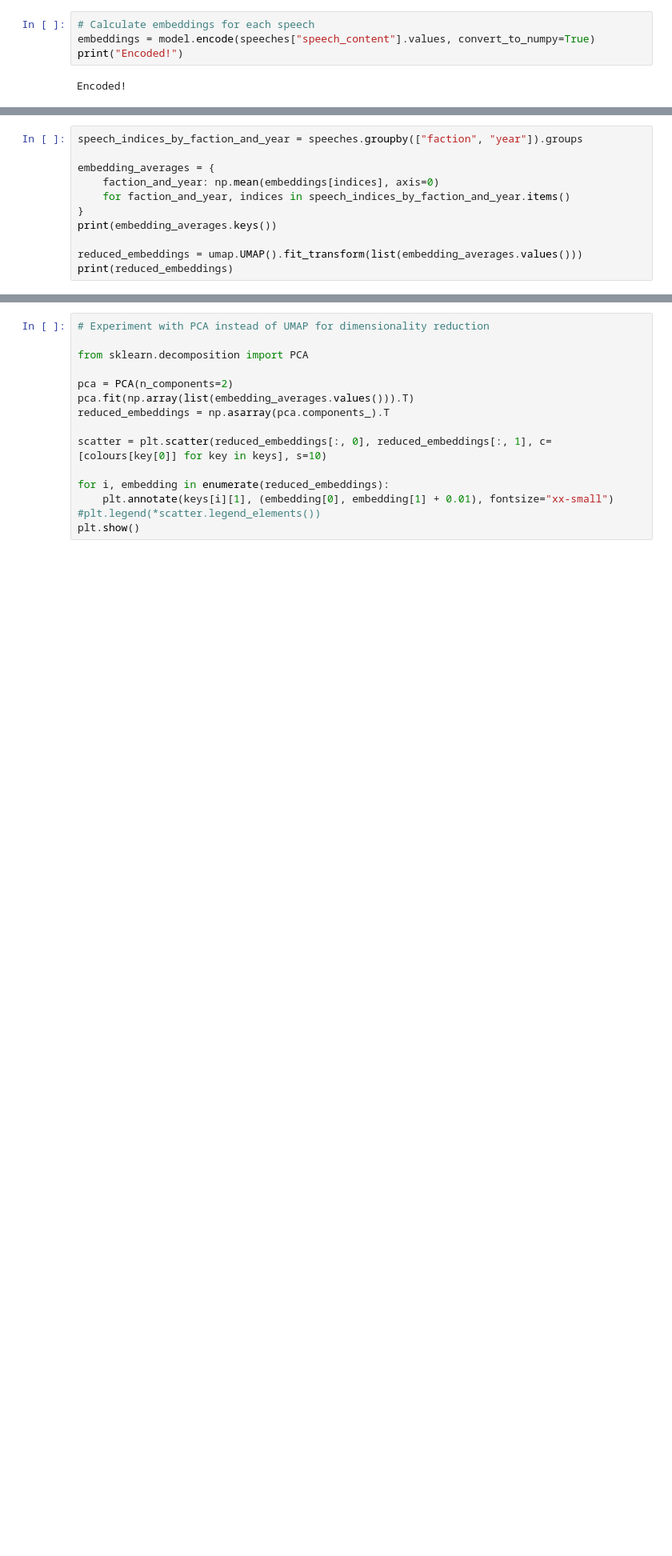
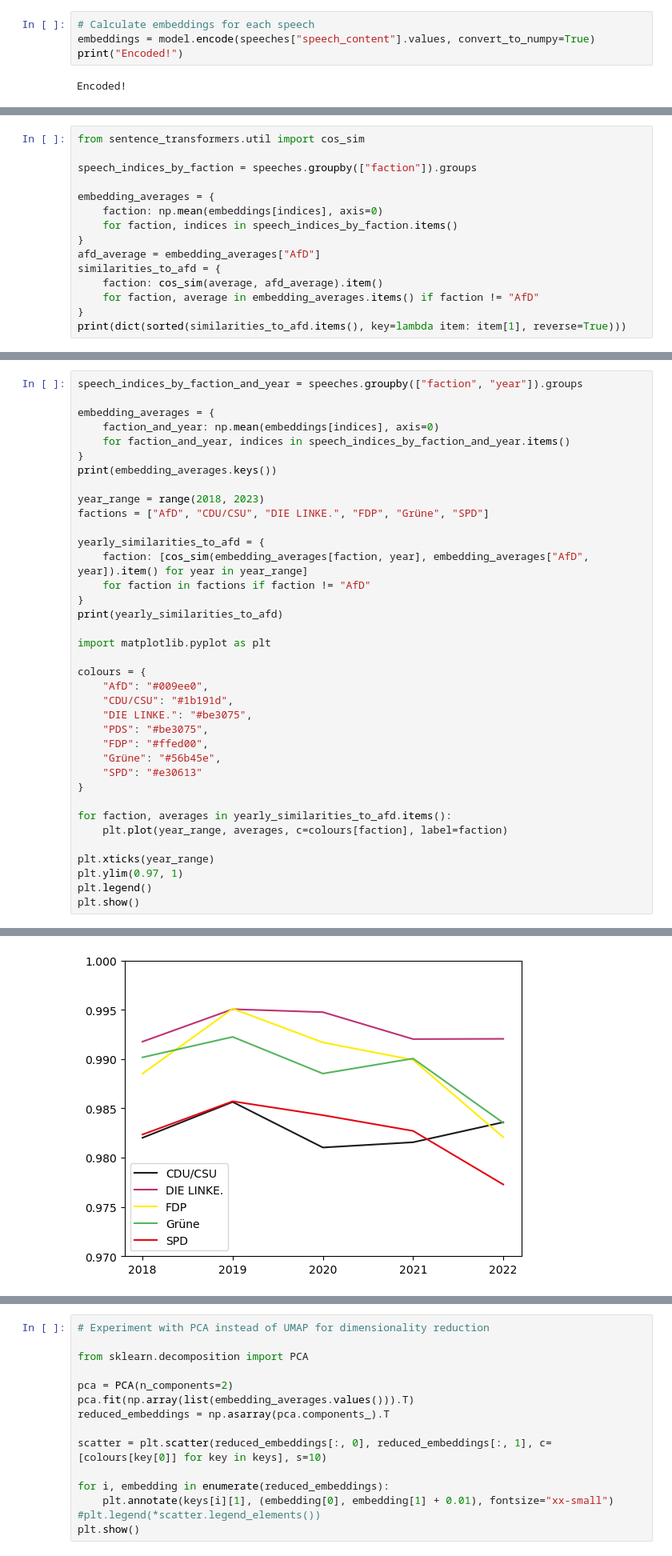
Before and after one commit to bobzoob/nlp-project, a Jupyter notebook: OpenDiscourse Test.ipynb, the cells around one changed output, grey strips where cells are left out. Shown at 80% size. Drawn from its saved outputs; the diff is of its cells as text; blank space fills up the shorter version.

```diff
--- a/OpenDiscourse Test.ipynb
+++ b/OpenDiscourse Test.ipynb
@@ -93,12 +95,16 @@ Encoded!
 # %%
-speech_indices_by_faction_and_year = speeches.groupby(["faction", "year"]).groups
+from sentence_transformers.util import cos_sim
+
+speech_indices_by_faction = speeches.groupby(["faction"]).groups
 
 embedding_averages = {
-    faction_and_year: np.mean(embeddings[indices], axis=0)
-    for faction_and_year, indices in speech_indices_by_faction_and_year.items()
+    faction: np.mean(embeddings[indices], axis=0)
+    for faction, indices in speech_indices_by_faction.items()
 }
-print(embedding_averages.keys())
-
-reduced_embeddings = umap.UMAP().fit_transform(list(embedding_averages.values()))
-print(reduced_embeddings)
+afd_average = embedding_averages["AfD"]
+similarities_to_afd = {
+    faction: cos_sim(average, afd_average).item()
+    for faction, average in embedding_averages.items() if faction != "AfD"
+}
+print(dict(sorted(similarities_to_afd.items(), key=lambda item: item[1], reverse=True)))
 # %% [output]
@@ -121,0 +112,38 @@ dict_keys([('AfD', 2018), ('AfD', 2019), ('AfD', 2020), ('AfD', 2021), ('AfD', 2
+# %%
+speech_indices_by_faction_and_year = speeches.groupby(["faction", "year"]).groups
+
+embedding_averages = {
+    faction_and_year: np.mean(embeddings[indices], axis=0)
+    for faction_and_year, indices in speech_indices_by_faction_and_year.items()
+}
+print(embedding_averages.keys())
+
+year_range = range(2018, 2023)
+factions = ["AfD", "CDU/CSU", "DIE LINKE.", "FDP", "Grüne", "SPD"]
+
+yearly_similarities_to_afd = {
+    faction: [cos_sim(embedding_averages[faction, year], embedding_averages["AfD", year]).item() for year in year_range]
+    for faction in factions if faction != "AfD"
+}
+print(yearly_similarities_to_afd)
+
+import matplotlib.pyplot as plt
+
+colours = {
+    "AfD": "#009ee0",
+    "CDU/CSU": "#1b191d",
+    "DIE LINKE.": "#be3075",
+    "PDS": "#be3075",
+    "FDP": "#ffed00",
+    "Grüne": "#56b45e",
+    "SPD": "#e30613"
+}
+
+for faction, averages in yearly_similarities_to_afd.items():
+    plt.plot(year_range, averages, c=colours[faction], label=faction)
+
+plt.xticks(year_range)
+plt.ylim(0.97, 1)
+plt.legend()
+plt.show()
+# %% [output]
@@ -121,0 +152 @@ dict_keys([('AfD', 2018), ('AfD', 2019), ('AfD', 2020), ('AfD', 2021), ('AfD', 2
+[figure, added]
```
Also changed, not shown: parts of 8 cells of this notebook.
